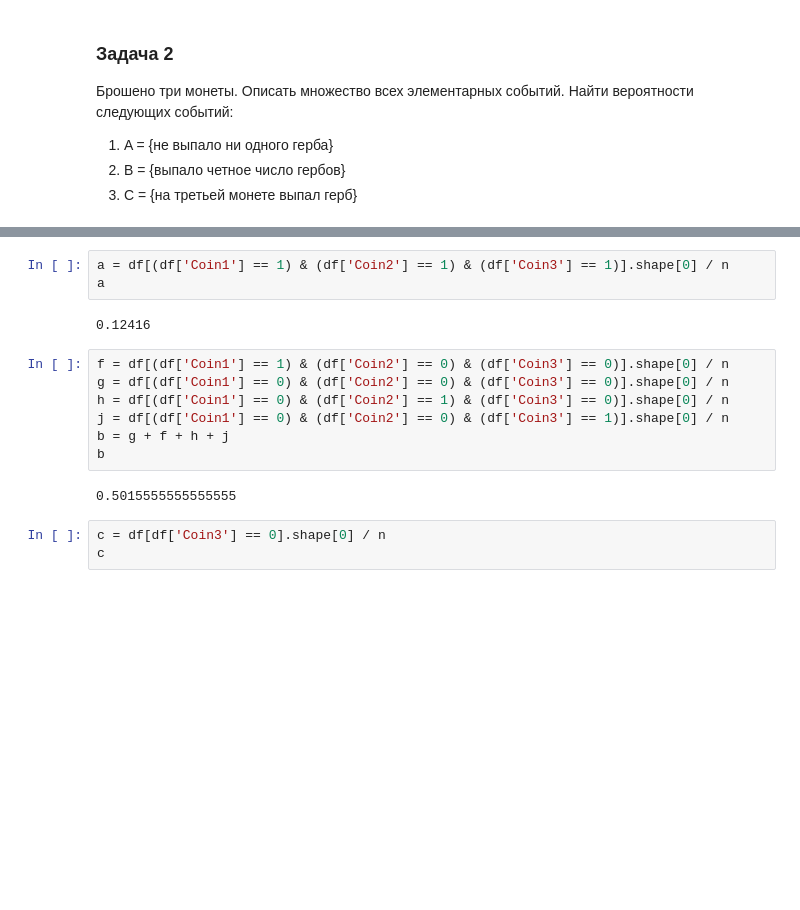
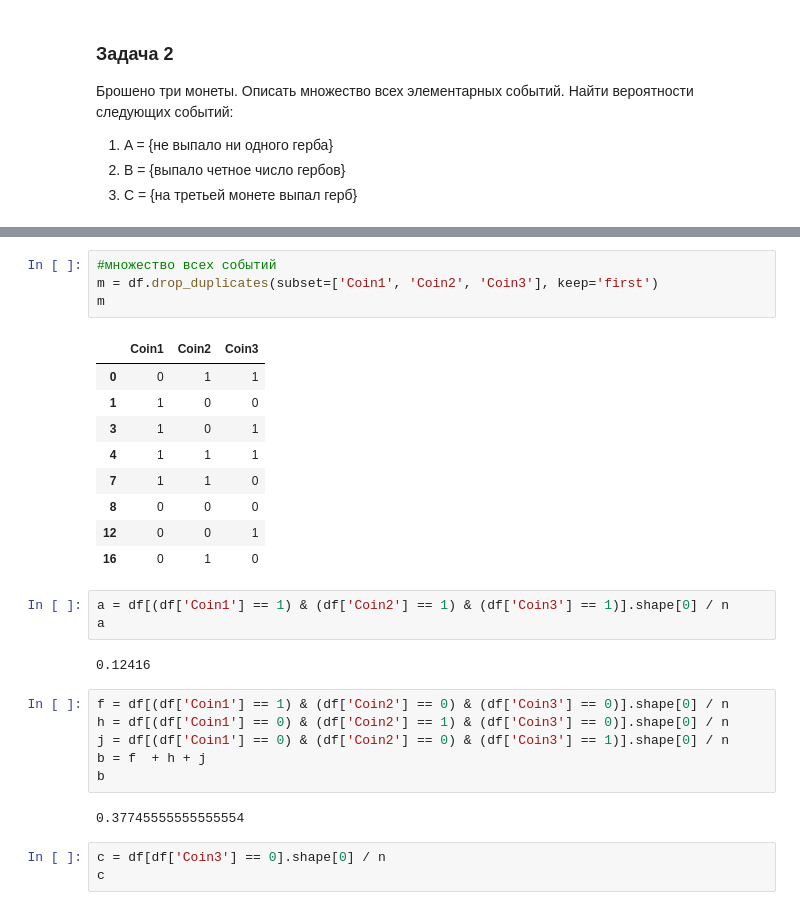
Before and after one commit to ilfun/Homework-DA, a Jupyter notebook: Stat/Практика_к_занятию_11 empty.ipynb, the cells around one changed output, grey strips where cells are left out. Cells and saved outputs as stored; diff of their text form; blank space fills up the shorter version.

```diff
--- a/Stat/Практика_к_занятию_11 empty.ipynb
+++ b/Stat/Практика_к_занятию_11 empty.ipynb
@@ -52,3 +52,17 @@ df.head()
+# %%
+#множество всех событий
+m = df.drop_duplicates(subset=['Coin1', 'Coin2', 'Coin3'], keep='first')
+m
+# %% [output]
+|  | Coin1 | Coin2 | Coin3 |
+| 0 | 0 | 1 | 1 |
+| 1 | 1 | 0 | 0 |
+| 3 | 1 | 0 | 1 |
+| 4 | 1 | 1 | 1 |
+| 7 | 1 | 1 | 0 |
+| 8 | 0 | 0 | 0 |
+| 12 | 0 | 0 | 1 |
+| 16 | 0 | 1 | 0 |
 # %%
 a = df[(df['Coin1'] == 1) & (df['Coin2'] == 1) & (df['Coin3'] == 1)].shape[0] / n
 a
@@ -56,13 +70,12 @@ a
 0.12416
 # %%
 f = df[(df['Coin1'] == 1) & (df['Coin2'] == 0) & (df['Coin3'] == 0)].shape[0] / n
-g = df[(df['Coin1'] == 0) & (df['Coin2'] == 0) & (df['Coin3'] == 0)].shape[0] / n
 h = df[(df['Coin1'] == 0) & (df['Coin2'] == 1) & (df['Coin3'] == 0)].shape[0] / n
 j = df[(df['Coin1'] == 0) & (df['Coin2'] == 0) & (df['Coin3'] == 1)].shape[0] / n
-b = g + f + h + j
+b = f  + h + j
 b
 # %% [output]
-0.5015555555555555
+0.37745555555555554
 # %%
 c = df[df['Coin3'] == 0].shape[0] / n
 c
```
Also changed, not shown: parts of 23 cells of this notebook.
